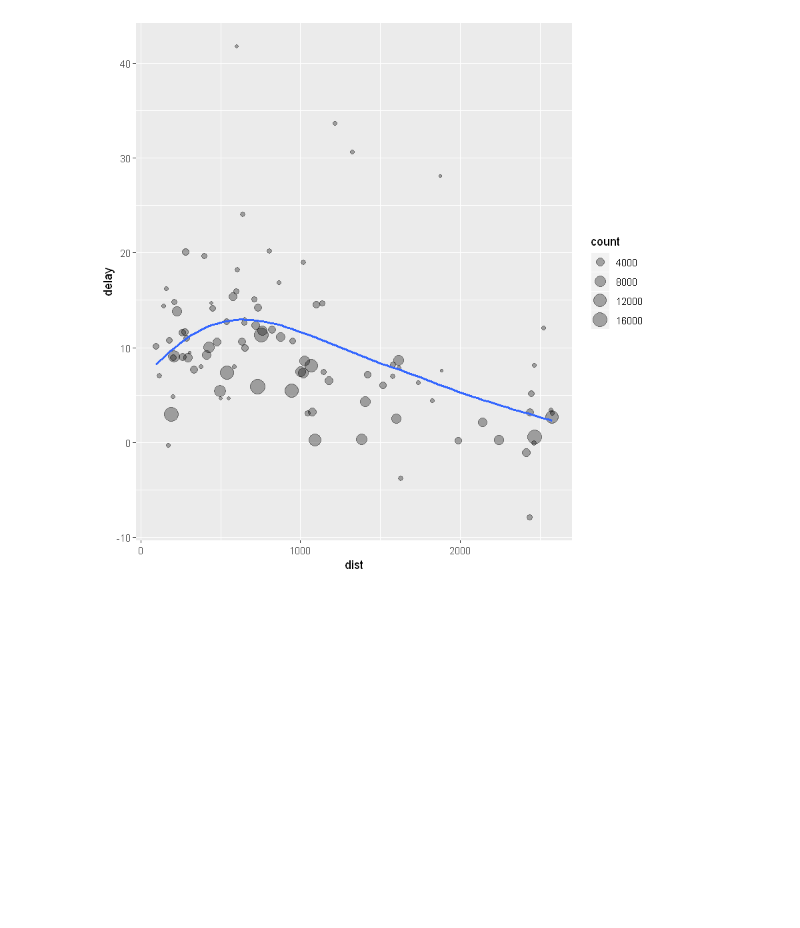
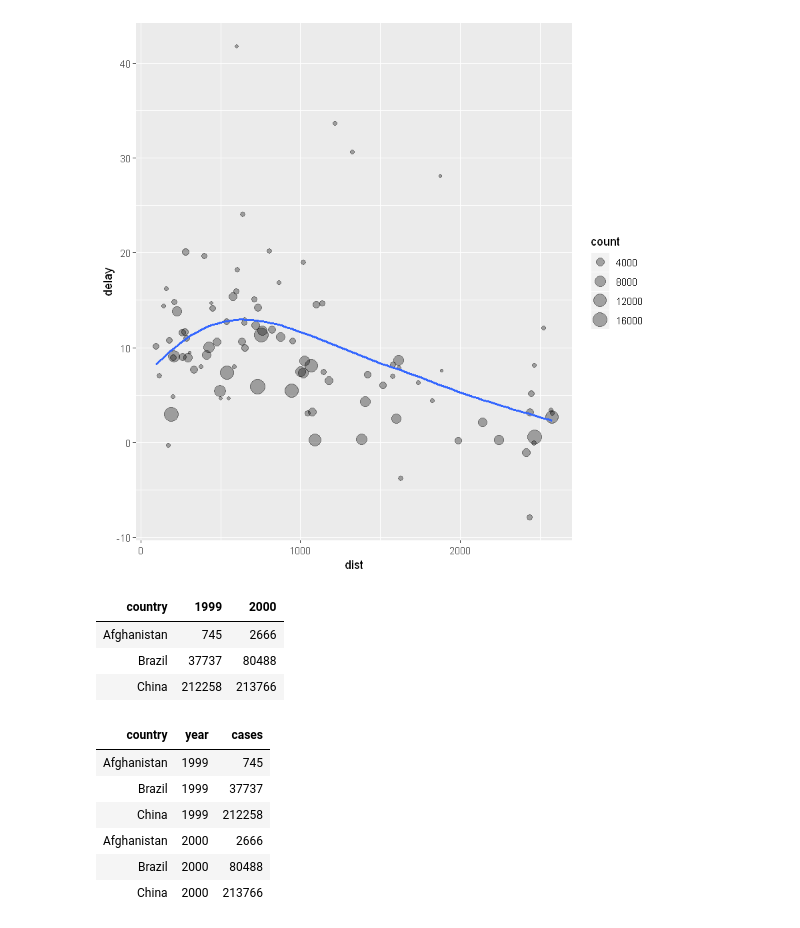
Before and after one commit to ycm91/tmp, a Jupyter notebook: rrpractice.ipynb, the cells around one changed output. Saved outputs shown, nothing was run; the diff lists cells and outputs as text; code cells hidden in the pictures; blank space fills up the shorter version.

```diff
--- a/rrpractice.ipynb
+++ b/rrpractice.ipynb
@@ -314,3 +328,36 @@ delays <- flights %>%
     delay = mean(arr_delay, na.rm = TRUE)
   ) %>%
   filter(count > 20, dest != "HNL")
+# %%
+table4a
+#> # A tibble: 3 x 3
+#>   country     `1999` `2000`
+#> * <chr>        <int>  <int>
+#> 1 Afghanistan    745   2666
+#> 2 Brazil       37737  80488
+#> 3 China       212258 213766
+# %% [output]
+| country | 1999 | 2000 |
+| Afghanistan | 745 | 2666 |
+| Brazil | 37737 | 80488 |
+| China | 212258 | 213766 |
+# %%
+table4a %>%
+  gather(`1999`, `2000`, key = "year", value = "cases")
+#> # A tibble: 6 x 3
+#>   country     year   cases
+#>   <chr>       <chr>  <int>
+#> 1 Afghanistan 1999     745
+#> 2 Brazil      1999   37737
+#> 3 China       1999  212258
+#> 4 Afghanistan 2000    2666
+#> 5 Brazil      2000   80488
+#> 6 China       2000  213766
+# %% [output]
+| country | year | cases |
+| Afghanistan | 1999 | 745 |
+| Brazil | 1999 | 37737 |
+| China | 1999 | 212258 |
+| Afghanistan | 2000 | 2666 |
+| Brazil | 2000 | 80488 |
+| China | 2000 | 213766 |
```
Also changed, not shown: parts of 11 cells of this notebook.
